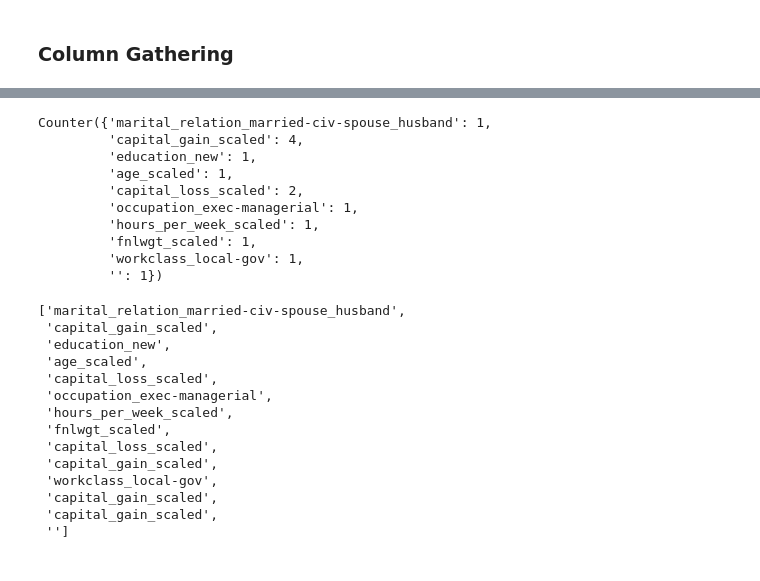
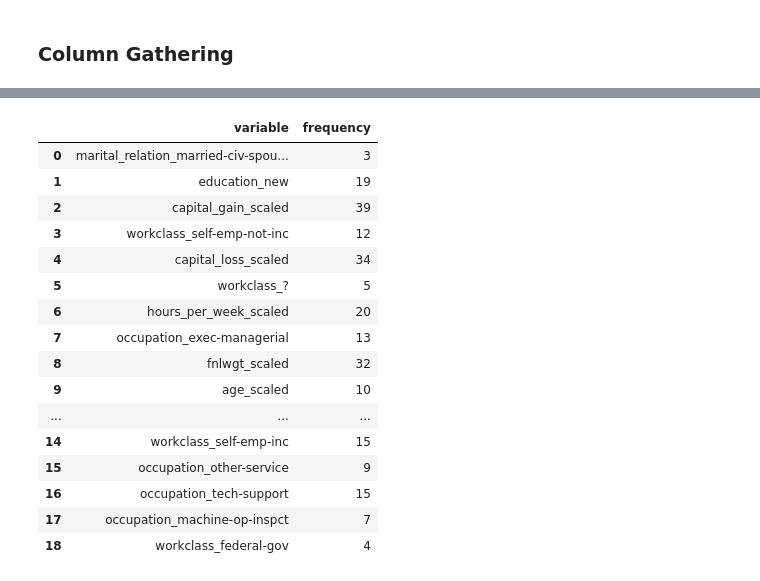
Before and after one commit to alvinnebula/DecisionTree_MapReduce, a Jupyter notebook: DecisionTreeClassifier.ipynb, the cells around one changed output, grey strips where cells are left out. Cells and saved outputs as stored; diff of their text form; code cells hidden in the pictures.

```diff
--- a/DecisionTreeClassifier.ipynb
+++ b/DecisionTreeClassifier.ipynb
@@ -624,30 +599,27 @@ len(col_list)
-# %%
-Counter(col_list)
-# %% [output]
-Counter({'marital_relation_married-civ-spouse_husband': 1,
-         'capital_gain_scaled': 4,
-         'education_new': 1,
-         'age_scaled': 1,
-         'capital_loss_scaled': 2,
-         'occupation_exec-managerial': 1,
-         'hours_per_week_scaled': 1,
-         'fnlwgt_scaled': 1,
-         'workclass_local-gov': 1,
-         '': 1})
-# %%
-col_list
-# %% [output]
-['marital_relation_married-civ-spouse_husband',
- 'capital_gain_scaled',
- 'education_new',
- 'age_scaled',
- 'capital_loss_scaled',
- 'occupation_exec-managerial',
- 'hours_per_week_scaled',
- 'fnlwgt_scaled',
- 'capital_loss_scaled',
- 'capital_gain_scaled',
- 'workclass_local-gov',
- 'capital_gain_scaled',
- 'capital_gain_scaled',
- '']
+# %%
+from collections import Counter
+col_dict = dict(Counter(my_dt.col_names))
+# %%
+col_df = pd.DataFrame({"variable": list(col_dict.keys()), "frequency": list(col_dict.values())})
+# %%
+col_df = col_df[col_df["variable"] != ""]
+# %%
+col_df
+# %% [output]
+|  | variable | frequency |
+| 0 | marital_relation_married-civ-spou... | 3 |
+| 1 | education_new | 19 |
+| 2 | capital_gain_scaled | 39 |
+| 3 | workclass_self-emp-not-inc | 12 |
+| 4 | capital_loss_scaled | 34 |
+| 5 | workclass_? | 5 |
+| 6 | hours_per_week_scaled | 20 |
+| 7 | occupation_exec-managerial | 13 |
+| 8 | fnlwgt_scaled | 32 |
+| 9 | age_scaled | 10 |
+| ... | ... | ... |
+| 14 | workclass_self-emp-inc | 15 |
+| 15 | occupation_other-service | 9 |
+| 16 | occupation_tech-support | 15 |
+| 17 | occupation_machine-op-inspct | 7 |
+| 18 | workclass_federal-gov | 4 |
```
Also changed, not shown: parts of 27 cells of this notebook.
